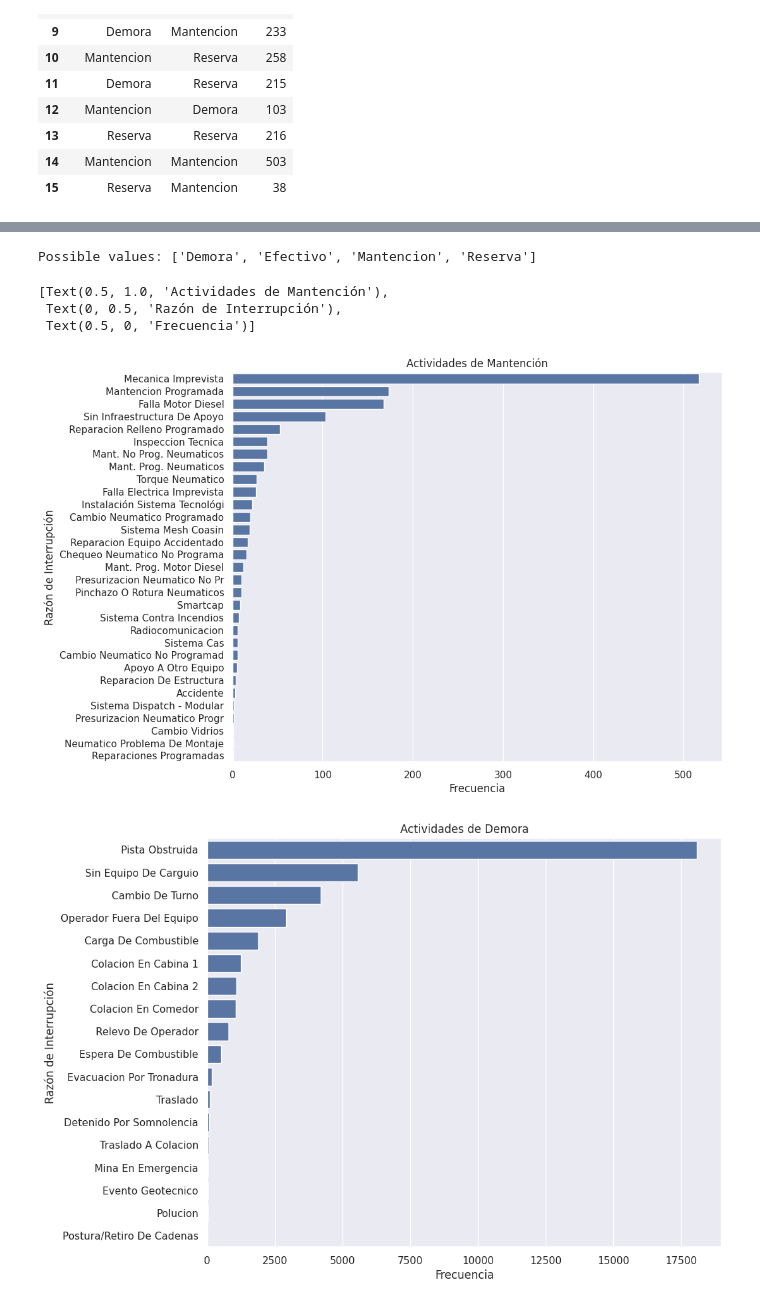
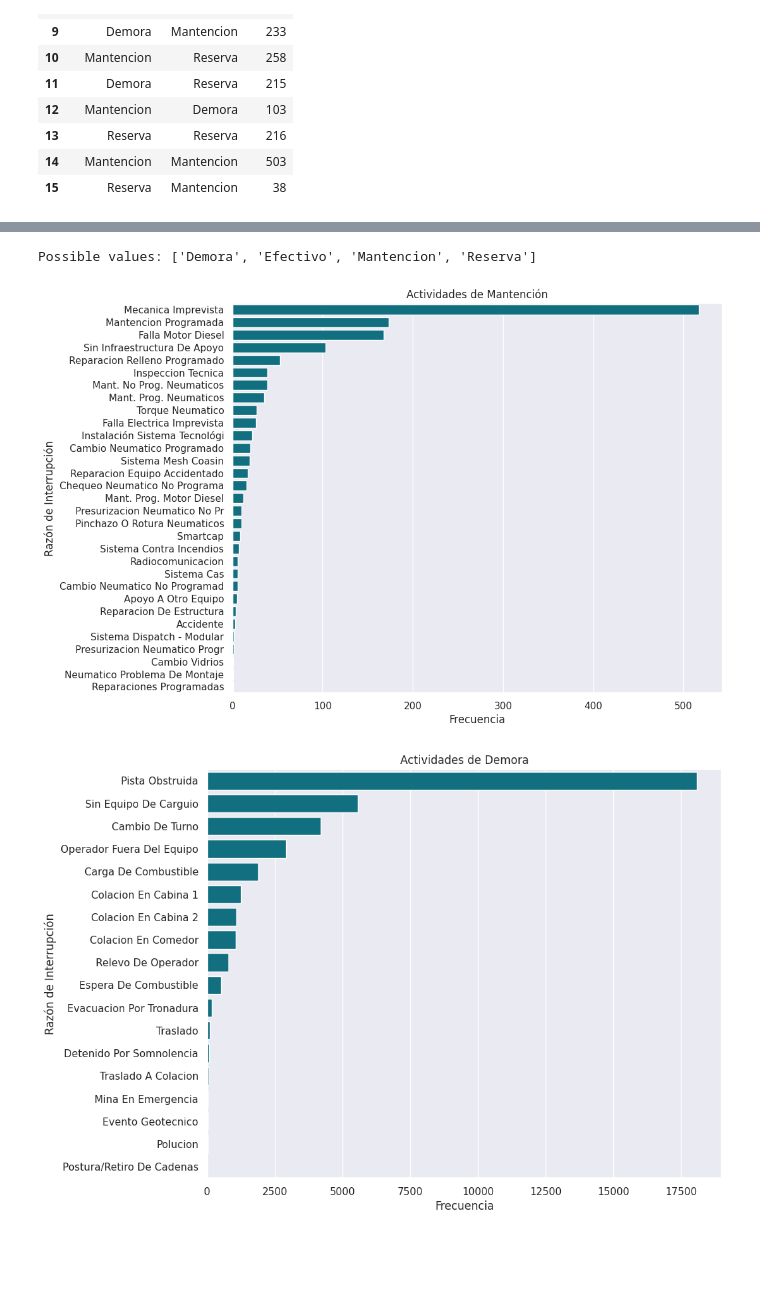
Before and after one commit to AlvaroEscalonaB/PM_MLP, a Jupyter notebook: dispatch_contingency.ipynb, the cells around one changed output, grey strips where cells are left out. Drawn from its saved outputs; the diff is of its cells as text; code cells hidden in the pictures; blank space fills up the shorter version.

```diff
--- a/dispatch_contingency.ipynb
+++ b/dispatch_contingency.ipynb
@@ -5,6 +5,8 @@ import seaborn as sns
 import matplotlib.pyplot as plt
 # %%
 sns.set_theme(style='darkgrid')
+custom_palette = ['#007B92', '#62CFC9', '#DC1F33', '#EFAC1E']
+sns.set_palette(custom_palette)
 # %%
 PATH = 'data/ContingencyData.csv'
 df_contingency = pd.read_csv(PATH, parse_dates=['timestamp'])
@@ -267,22 +228,19 @@ df_act_sort = df_activity_reason.sort_values(by=['count'], ascending=False)
 df_act_sort['stop_reason'] = df_act_sort['stop_reason'].str.title()
 fig, ax = plt.subplots(nrows=1, ncols=1, figsize=(10, 8))
 ax = sns.barplot(df_act_sort[df_act_sort['activity'] == 'Mantencion'], x='count', y='stop_reason')
-ax.set(title="Actividades de Mantención", ylabel="Razón de Interrupción", xlabel="Frecuencia");
+ax.set(title="Actividades de Mantención", ylabel="Razón de Mantención", xlabel="Frecuencia");
 # %% [output]
 Possible values: ['Demora', 'Efectivo', 'Mantencion', 'Reserva']
-[Text(0.5, 1.0, 'Actividades de Mantención'),
- Text(0, 0.5, 'Razón de Interrupción'),
- Text(0.5, 0, 'Frecuencia')]
-[figure, old version]
+[figure, new version]
 # %%
-def group_and_plot_by_activity(df, activity):
+def group_and_plot_by_activity(df, activity, stop_reason_col='stop_reason'):
   df_act_sort = df.sort_values(by=['count'], ascending=False)
-  df_act_sort['stop_reason'] = df_act_sort['stop_reason'].str.title()
+  df_act_sort['stop_reason'] = df_act_sort[stop_reason_col].str.title()
   fig, ax = plt.subplots(nrows=1, ncols=1, figsize=(10, 8))
-  ax = sns.barplot(df_act_sort[df_act_sort['activity'] == activity], x='count', y='stop_reason')
-  ax.set(title=f"Actividades de {activity}", ylabel="Razón de Interrupción", xlabel="Frecuencia")
+  ax = sns.barplot(df_act_sort[df_act_sort['activity'] == activity], x='count', y=stop_reason_col)
+  ax.set(title=f"Actividades de {activity}", ylabel="Razón de Demora", xlabel="Frecuencia")
   return fig
 
 group_and_plot_by_activity(df_activity_reason, 'Demora');
 # %% [output]
-[figure, old version]
+[figure, new version]
```
Also changed, not shown: parts of 26 cells of this notebook.
